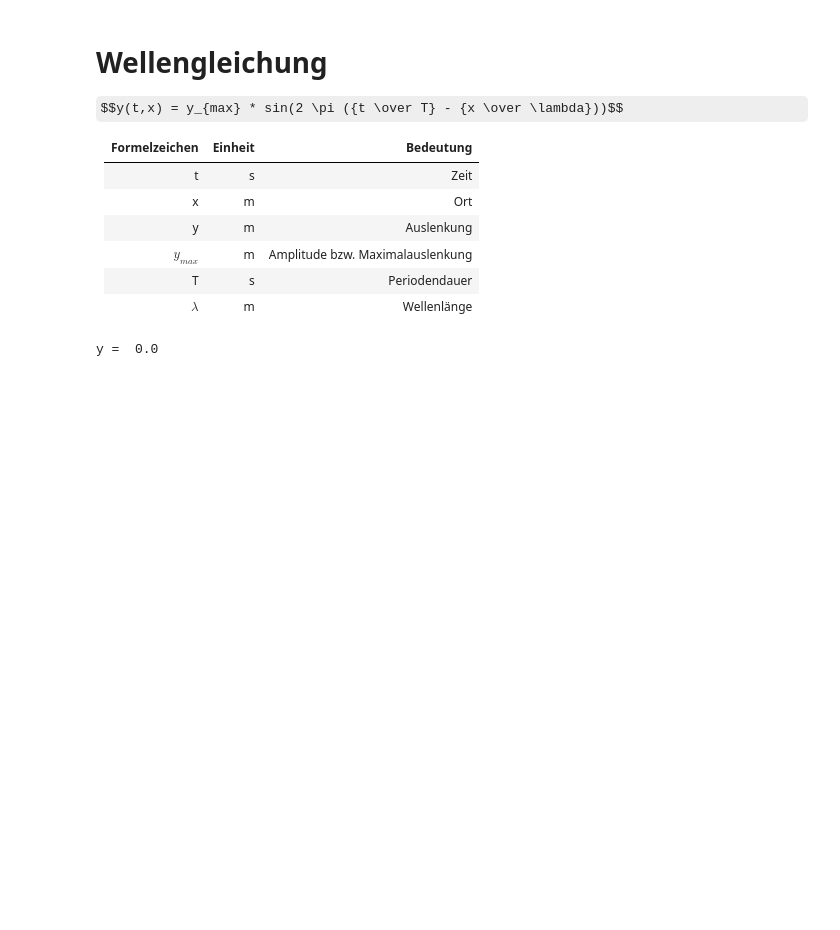
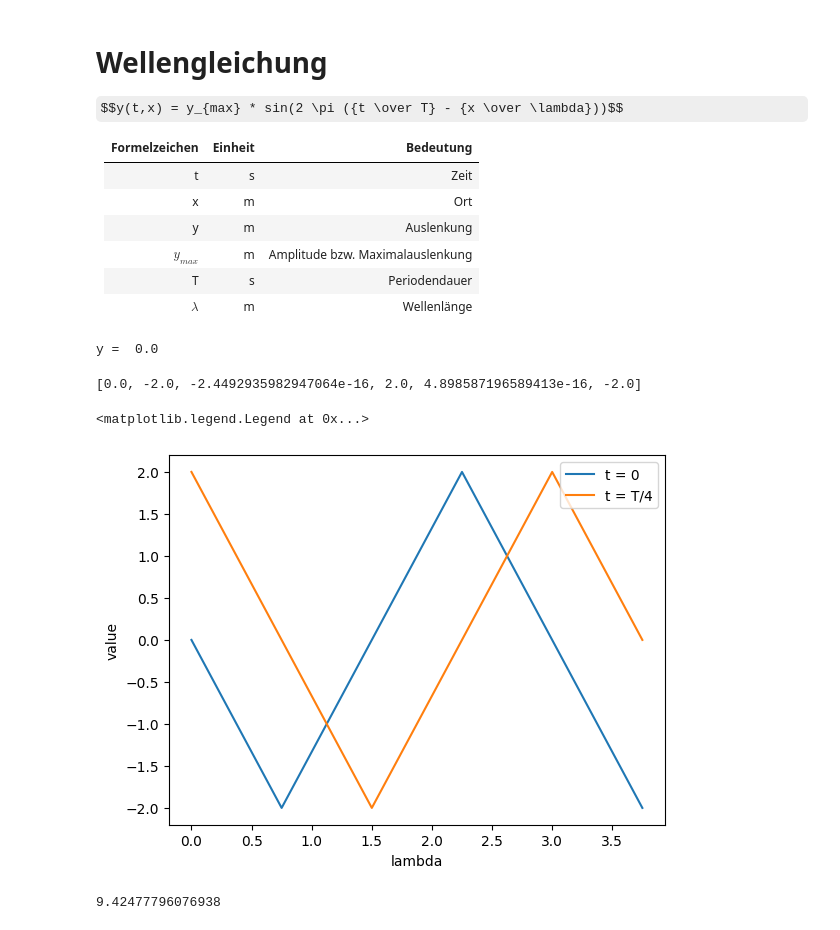
Before and after one commit to MixoMax/Schule, a Jupyter notebook: S2/Physik/Formelsammlung.ipynb, the cells around one changed output. Drawn from its saved outputs; the diff is of its cells as text; code cells hidden in the pictures; some formulas as TeX source; blank space fills up the shorter version.

```diff
--- a/S2/Physik/Formelsammlung.ipynb
+++ b/S2/Physik/Formelsammlung.ipynb
@@ -91,9 +90,37 @@ lam = float(input("lambda"))
 x = float(input("x"))
 t = float(input("t"))
 
-def y(x, t):
-    return y_max * sin(2*pi*(x/lam - t/T))
+def y(x, t, lam=lam, T=T, y_max=y_max):
+    return y_max * sin(2*pi*(t/T - x/lam))
 
 print("y = ", y(x, t))
 # %% [output]
 y =  0.0
+# %%
+y_max = 2
+T = 1
+lam = 3
+
+
+x_arr = [0, lam/4, lam/2, 3*lam/4, lam, 5*lam/4]
+
+x1 = [y(x, 0, lam=lam, T=T, y_max=y_max) for x in x_arr]
+x2 = [y(x, T/4, lam=lam, T=T, y_max=y_max) for x in x_arr]
+y1 = [i for i in range(len(x1))]
+
+print(x1)
+
+fig, ax = plt.subplots()
+ax.plot(x_arr, x1, label="t = 0")
+ax.plot(x_arr, x2, label="t = T/4")
+ax.set_xlabel("lambda")
+ax.set_ylabel("value")
+ax.legend()
+# %% [output]
+[0.0, -2.0, -2.4492935982947064e-16, 2.0, 4.898587196589413e-16, -2.0]
+<matplotlib.legend.Legend at 0x...>
+[figure, added]
+# %%
+pi*3
+# %% [output]
+9.42477796076938
```
Also changed, not shown: parts of 2 cells of this notebook, 2 other files.
